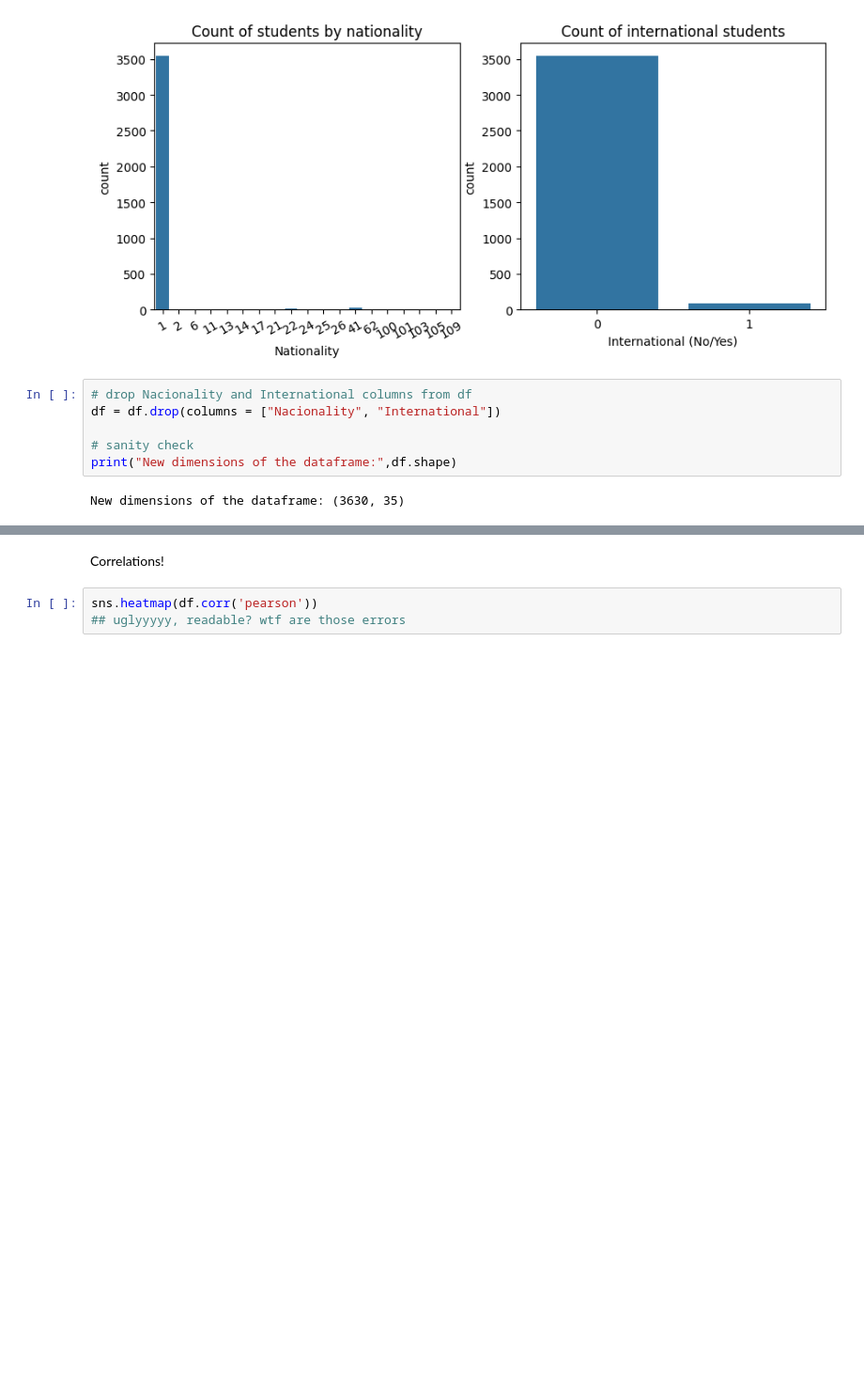
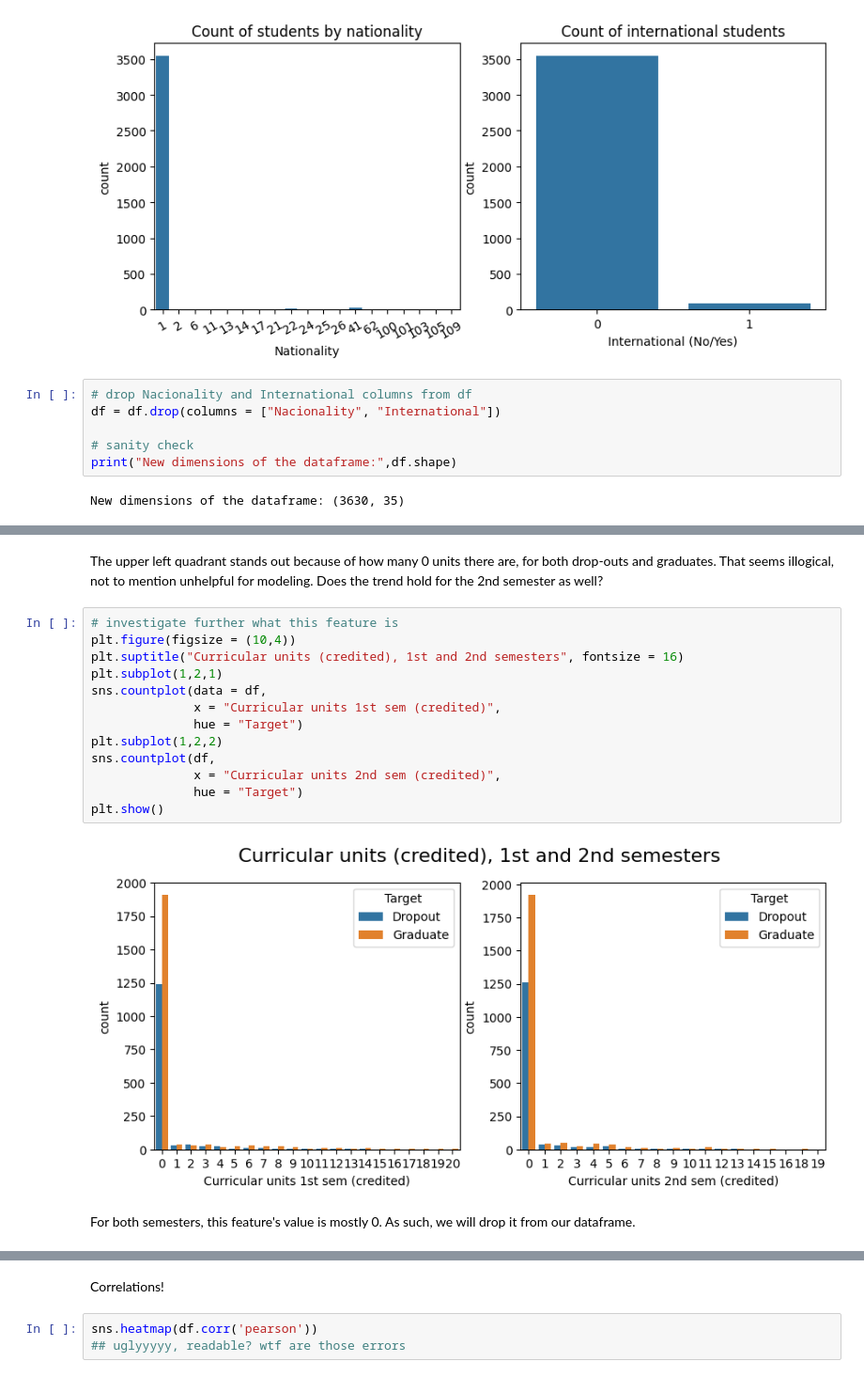
Before and after one commit to hiamoreena/DAT-401-Project-2, a Jupyter notebook: academic_success_dataset_json.ipynb, the cells around one changed output, grey strips where cells are left out. Shown at 94% size. Drawn from its saved outputs; the diff is of its cells as text; blank space fills up the shorter version.

```diff
--- a/academic_success_dataset_json.ipynb
+++ b/academic_success_dataset_json.ipynb
@@ -132,0 +155,19 @@ New dimensions of the dataframe: (3630, 35)
+# %% [markdown]
+The upper left quadrant stands out because of how many 0 units there are, for both drop-outs and graduates. That seems illogical, not to mention unhelpful for modeling. Does the trend hold for the 2nd semester as well?
+# %%
+# investigate further what this feature is
+plt.figure(figsize = (10,4))
+plt.suptitle("Curricular units (credited), 1st and 2nd semesters", fontsize = 16)
+plt.subplot(1,2,1)
+sns.countplot(data = df,
+              x = "Curricular units 1st sem (credited)",
+              hue = "Target")
+plt.subplot(1,2,2)
+sns.countplot(df,
+              x = "Curricular units 2nd sem (credited)",
+              hue = "Target")
+plt.show()
+# %% [output]
+[figure, added]
+# %% [markdown]
+For both semesters, this feature's value is mostly 0. As such, we will drop it from our dataframe.
```
Also changed, not shown: parts of 15 cells of this notebook.
